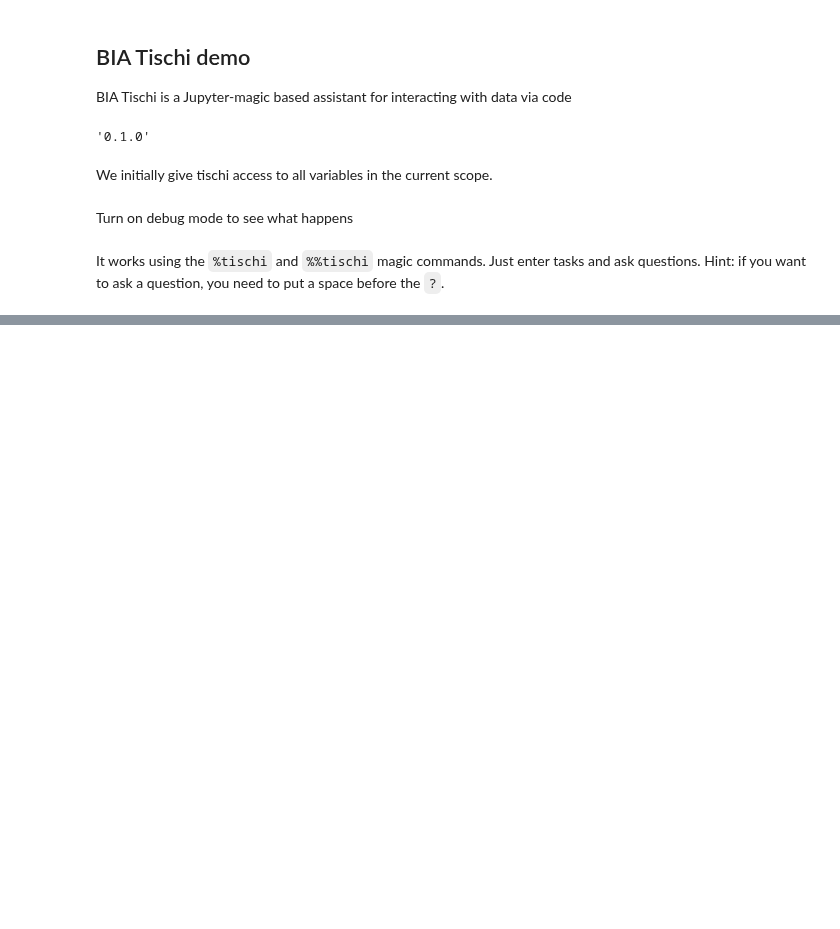
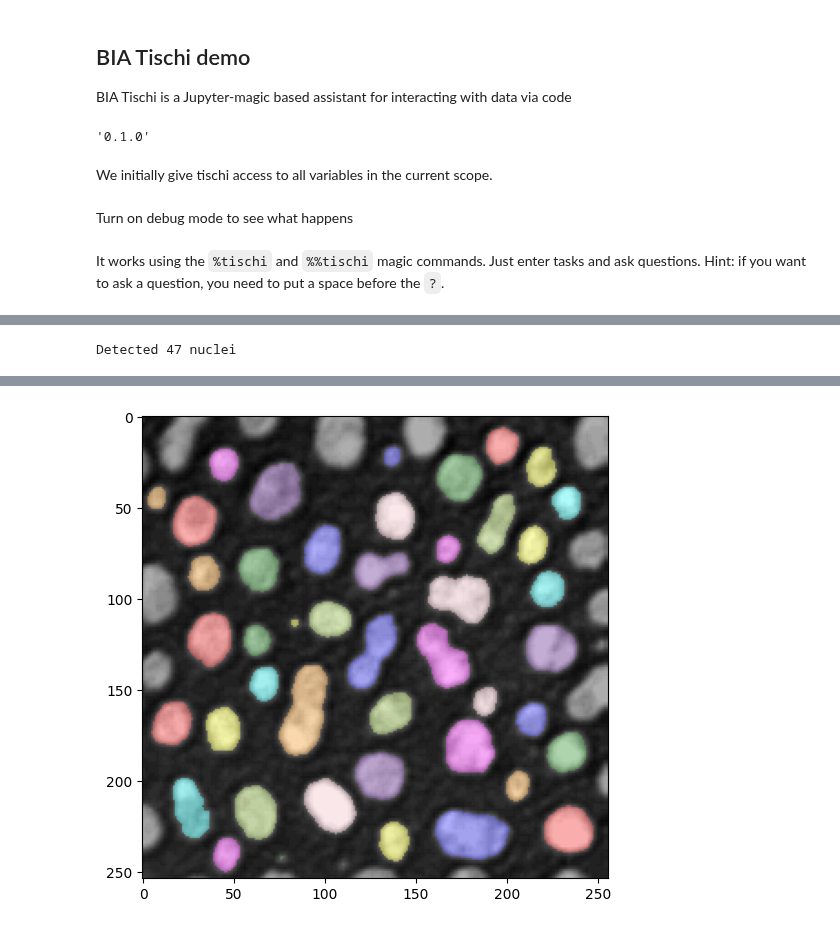
Before and after one commit to haesleinhuepf/bia-bob, a Jupyter notebook: demo/basic_demo.ipynb, the cells around one changed output, grey strips where cells are left out. Drawn from its saved outputs; the diff is of its cells as text; code cells hidden in the pictures; blank space fills up the shorter version.

Commit message:
improve tischi-bot

```diff
--- a/demo/basic_demo.ipynb
+++ b/demo/basic_demo.ipynb
@@ -214,0 +165,5 @@ plt.show()
+# %%
+%%tischi
+please segment all nuclei in the blobs.tif fluorescence microscopy grayscale image
+and show the resulting label mask
+# %% [output]
@@ -214,0 +204 @@ plt.show()
+Detected 47 nuclei
@@ -214,0 +206 @@ plt.show()
+[figure, added]
```
Also changed, not shown: parts of 11 cells of this notebook, 3 other files.
